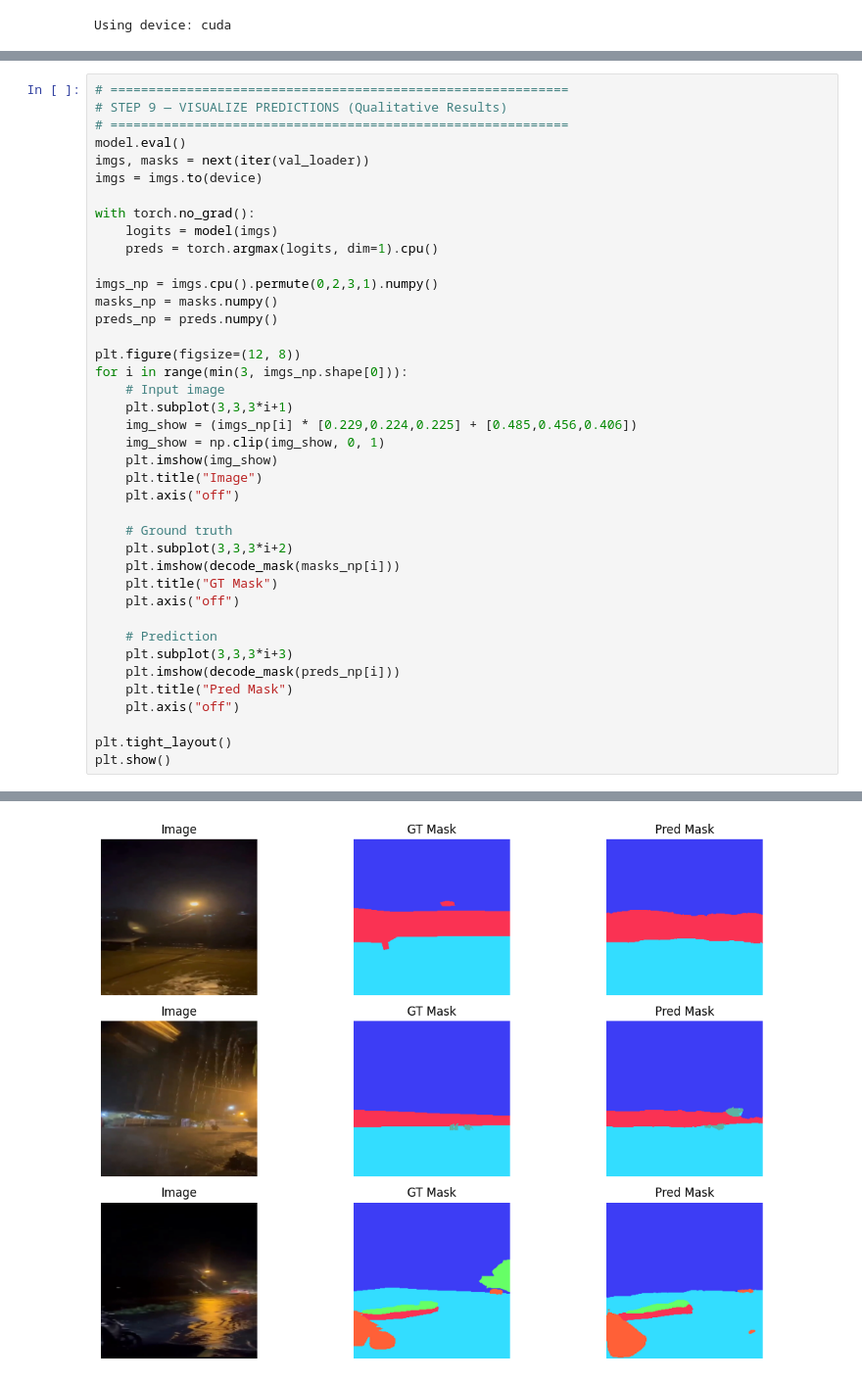
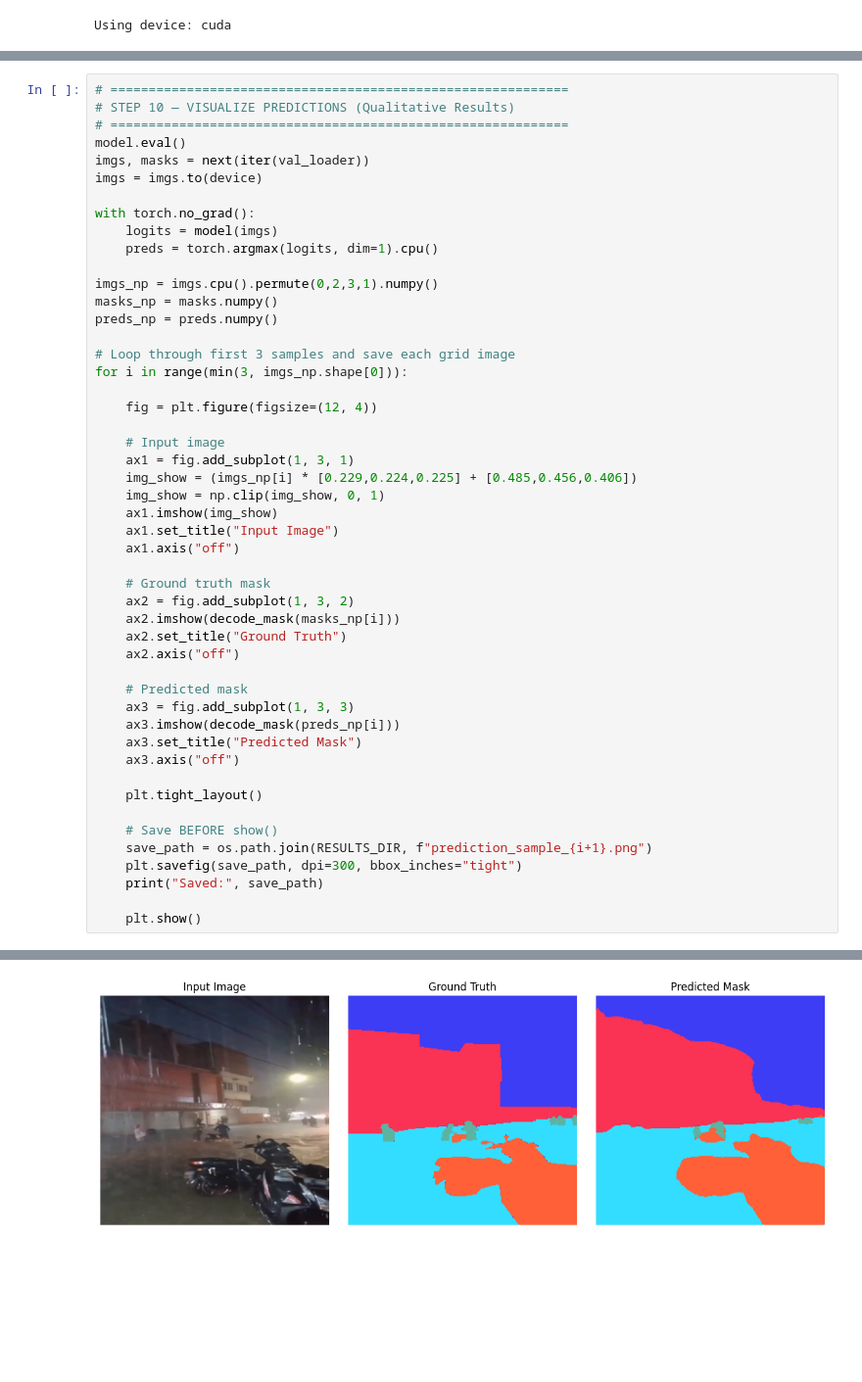
Before and after one commit to viseshb/flood-detection-vision-transformer, a Jupyter notebook: MLDL_FloodDetection/update2/MLDL_Project.ipynb, the cells around one changed output, grey strips where cells are left out. Shown at 98% size. Saved outputs shown, nothing was run; the diff lists cells and outputs as text; blank space fills up the shorter version.

```diff
--- a/MLDL_FloodDetection/update2/MLDL_Project.ipynb
+++ b/MLDL_FloodDetection/update2/MLDL_Project.ipynb
@@ -543,6 +694,6 @@ Best Val mIoU:      0.7354
 # %%
 # ============================================================
-# STEP 9 — VISUALIZE PREDICTIONS (Qualitative Results)
+# STEP 10 — VISUALIZE PREDICTIONS (Qualitative Results)
 # ============================================================
 model.eval()
 imgs, masks = next(iter(val_loader))
@@ -556,28 +707,37 @@ imgs_np = imgs.cpu().permute(0,2,3,1).numpy()
 masks_np = masks.numpy()
 preds_np = preds.numpy()
 
-plt.figure(figsize=(12, 8))
+# Loop through first 3 samples and save each grid image
 for i in range(min(3, imgs_np.shape[0])):
+
+    fig = plt.figure(figsize=(12, 4))
+
     # Input image
-    plt.subplot(3,3,3*i+1)
+    ax1 = fig.add_subplot(1, 3, 1)
     img_show = (imgs_np[i] * [0.229,0.224,0.225] + [0.485,0.456,0.406])
     img_show = np.clip(img_show, 0, 1)
-    plt.imshow(img_show)
-    plt.title("Image")
-    plt.axis("off")
+    ax1.imshow(img_show)
+    ax1.set_title("Input Image")
+    ax1.axis("off")
 
-    # Ground truth
-    plt.subplot(3,3,3*i+2)
-    plt.imshow(decode_mask(masks_np[i]))
-    plt.title("GT Mask")
-    plt.axis("off")
+    # Ground truth mask
+    ax2 = fig.add_subplot(1, 3, 2)
+    ax2.imshow(decode_mask(masks_np[i]))
+    ax2.set_title("Ground Truth")
+    ax2.axis("off")
 
-    # Prediction
-    plt.subplot(3,3,3*i+3)
-    plt.imshow(decode_mask(preds_np[i]))
-    plt.title("Pred Mask")
-    plt.axis("off")
+    # Predicted mask
+    ax3 = fig.add_subplot(1, 3, 3)
+    ax3.imshow(decode_mask(preds_np[i]))
+    ax3.set_title("Predicted Mask")
+    ax3.axis("off")
 
-plt.tight_layout()
-plt.show()
+    plt.tight_layout()
+
+    # Save BEFORE show()
+    save_path = os.path.join(RESULTS_DIR, f"prediction_sample_{i+1}.png")
+    plt.savefig(save_path, dpi=300, bbox_inches="tight")
+    print("Saved:", save_path)
+
+    plt.show()
 # %% [output]
@@ -584 +745 @@ plt.show()
-[figure, old version]
+[figure, new version]
```
Also changed, not shown: parts of 8 cells of this notebook, 9 other files.
